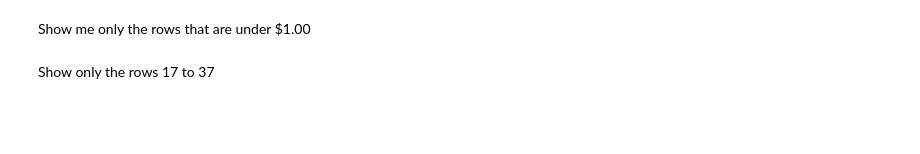
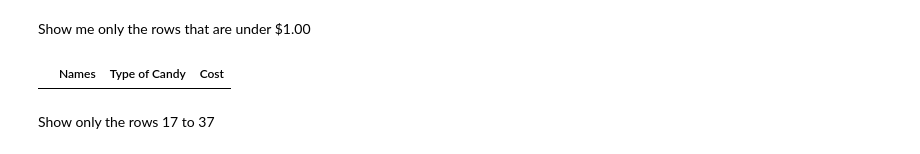
Before and after one commit to kylemault/classwork-kylemault, a Jupyter notebook: Pandas_lecture_Activity.ipynb, the cells around one changed output. Saved outputs shown, nothing was run; the diff lists cells and outputs as text; code cells hidden in the pictures; blank space fills up the shorter version.

```diff
--- a/Pandas_lecture_Activity.ipynb
+++ b/Pandas_lecture_Activity.ipynb
@@ -50,5 +137,9 @@ Show me the unique names.
 # %% [markdown]
 Show me only the rows that are under $1.00
+# %%
+df[df['Cost']=='1.00']
+# %% [output]
+|  | Names | Type of Candy | Cost |
 # %% [markdown]
 Show only the rows 17 to 37
 # %%
```
Also changed, not shown: parts of 18 cells of this notebook, 1 other file.
